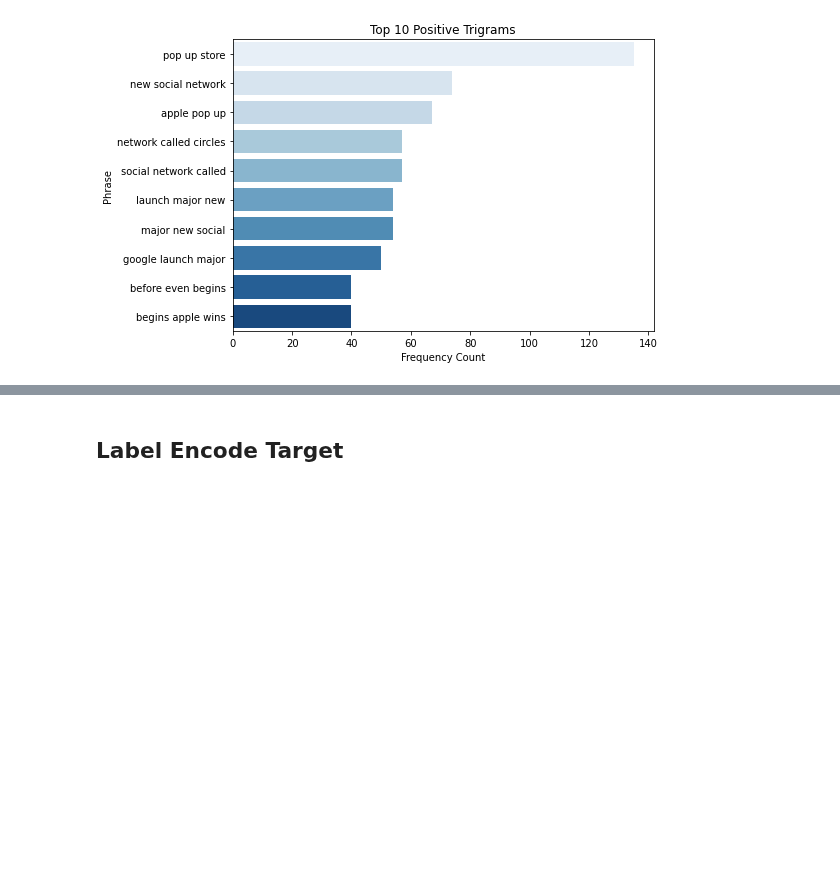
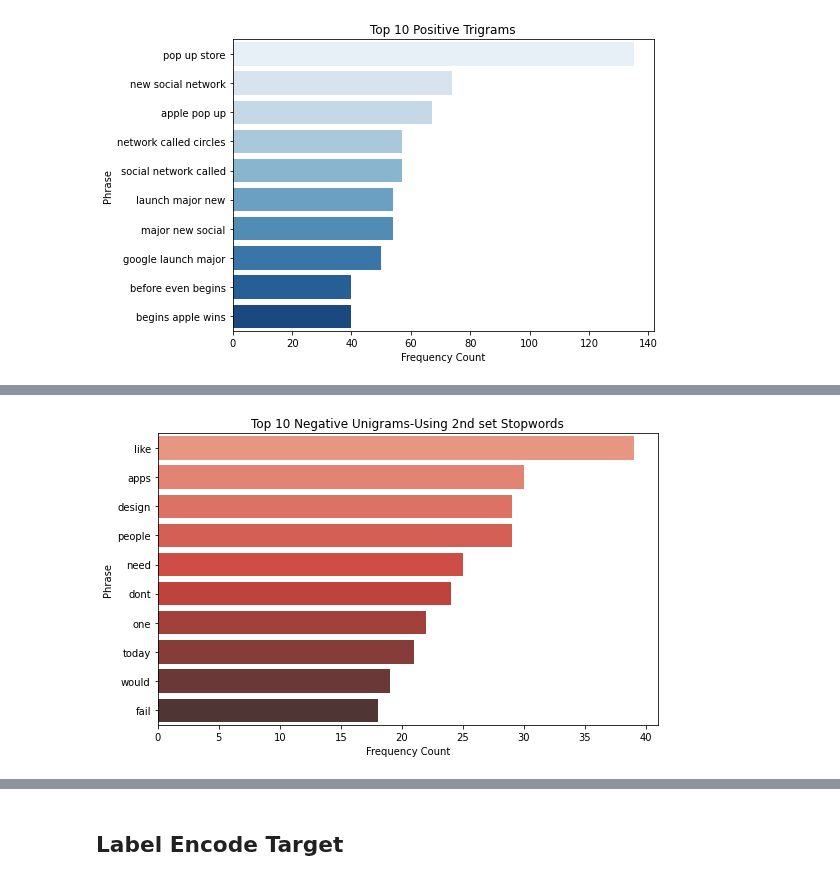
Before and after one commit to morgannash1/twitter_nlp_project, a Jupyter notebook: notebook.ipynb, the cells around one changed output, grey strips where cells are left out. Cells and saved outputs as stored; diff of their text form; code cells hidden in the pictures; blank space fills up the shorter version.

```diff
--- a/notebook.ipynb
+++ b/notebook.ipynb
@@ -584,0 +590,22 @@ When analyzing the top N-grams plots, we see that there is considerable overlap
+# %%
+#define set of nltk 'english' stopwords
+nltk_stopwords_set = set(stopwords.words('english'))
+
+#define dataset-specific words
+data_specific_words = set([
+    'ipad', 'apple', 'google', 'iphone', 'android', 'social',
+    'network', 'circles', 'launch', 'ipad2', 'sxsw', 'austin',
+    'rt', 'app', 'store', '2', '3','new', 'just', 'get',
+    'can', 'cant', 'know', 'day', 'time'
+])
+
+#combine both into one set
+custom_stopwords2 = nltk_stopwords_set.union(data_specific_words)
+# %%
+#create all_tokens_no_stop2 column by iterating over cleaned_tokens column to exclude custom_stopwords2
+data['all_tokens_no_stop2'] = data['cleaned_tokens'].apply(
+    lambda tokens: [word for word in tokens if word not in custom_stopwords2]
+)
+
+#preview columns
+print(data[['tweet_cleaned', 'cleaned_tokens', 'all_tokens_no_stop', 'all_tokens_no_stop2']].head())
@@ -584,0 +630,6 @@ When analyzing the top N-grams plots, we see that there is considerable overlap
+# %%
+#top negative unigrams using 2nd set of stopwords
+neg_unigrams_df2 = extract_top_ngrams(data, 'negative', 1, custom_stopwords2, 10)
+create_ngram_plot(neg_unigrams_df2, 'Top 10 Negative Unigrams-Using 2nd set Stopwords', 'Reds_d')
+# %% [output]
+[figure, added]
```
Also changed, not shown: parts of 31 cells of this notebook.
